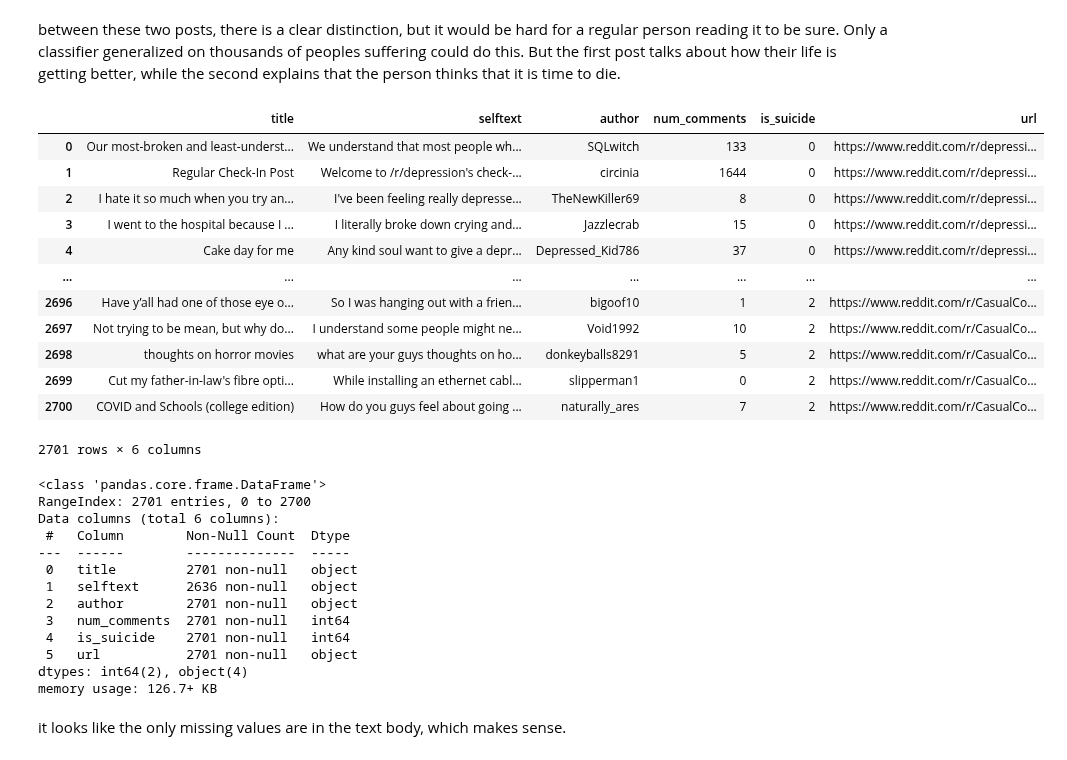
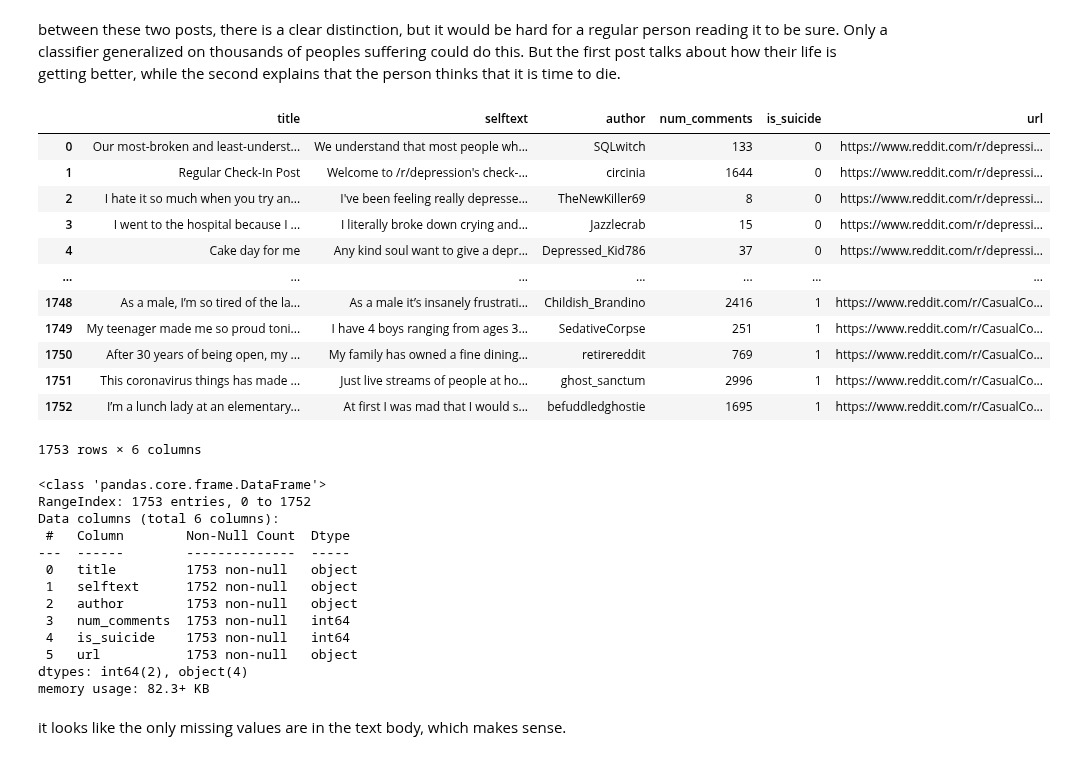
Before and after one commit to ayaanzhaque/SuiSense, a Jupyter notebook: notebooks/data_processing.ipynb, the cells around one changed output. Drawn from its saved outputs; the diff is of its cells as text; code cells hidden in the pictures.

Commit message:
depression vs nothing model done

```diff
--- a/notebooks/data_processing.ipynb
+++ b/notebooks/data_processing.ipynb
@@ -41,7 +41,7 @@ sns.set_style("darkgrid")
 # initializing cvs files
 depression = pd.read_csv('../data/depression.csv')
 suicide_watch = pd.read_csv('../data/suicide_watch.csv')
-casual_convo = pd.read_csv('../data/casual_conversation8-29.csv')
+casual_convo = pd.read_csv('../data/casual_conversation_vs_depression.csv')
 # %%
 #visualizing depression dataset
 pd.set_option('display.max_columns', 500)
@@ -150,29 +150,30 @@ Right now I'm sort of just waiting until where I'm currently staying kicks me ou
 # %% [markdown]
 between these two posts, there is a clear distinction, but it would be hard for a regular person reading it to be sure. Only a classifier generalized on thousands of peoples suffering could do this. But the first post talks about how their life is getting better, while the second explains that the person thinks that it is time to die.
 # %%
-casual_convo = casual_convo.rename(columns={'causal': 'is_suicide'})
+# casual_convo = casual_convo.rename(columns={'causal': 'is_suicide'})
 # %%
 # the 5 columns we chose seem good so lets shorten the datasets.
 dep_columns = depression[["title", "selftext", "author",  "num_comments", "is_suicide","url"]]
 sui_columns = suicide_watch[["title", "selftext", "author",  "num_comments", "is_suicide","url"]]
 cas_columns = casual_convo[["title", "selftext", "author",  "num_comments", "is_suicide","url"]]
 
 # lets combine the datasets into one massive dataset.
-combined_data = pd.concat([dep_columns,sui_columns, cas_columns],axis=0, ignore_index=True)
+# combined_data = pd.concat([dep_columns,sui_columns, cas_columns],axis=0, ignore_index=True)
+combined_data = pd.concat([dep_columns, cas_columns],axis=0, ignore_index=True)
 combined_data
 # %% [output]
 |  | title | selftext | author | num_comments | is_suicide | url |
 | 0 | Our most-broken and least-underst... | We understand that most people wh... | SQLwitch | 133 | 0 | https://www.reddit.com/r/depressi... |
 | 1 | Regular Check-In Post | Welcome to /r/depression's check-... | circinia | 1644 | 0 | https://www.reddit.com/r/depressi... |
 | 2 | I hate it so much when you try an... | I've been feeling really depresse... | TheNewKiller69 | 8 | 0 | https://www.reddit.com/r/depressi... |
 | 3 | I went to the hospital because I ... | I literally broke down crying and... | Jazzlecrab | 15 | 0 | https://www.reddit.com/r/depressi... |
 | 4 | Cake day for me | Any kind soul want to give a depr... | Depressed_Kid786 | 37 | 0 | https://www.reddit.com/r/depressi... |
 | ... | ... | ... | ... | ... | ... | ... |
-| 2696 | Have y’all had one of those eye o... | So I was hanging out with a frien... | bigoof10 | 1 | 2 | https://www.reddit.com/r/CasualCo... |
-| 2697 | Not trying to be mean, but why do... | I understand some people might ne... | Void1992 | 10 | 2 | https://www.reddit.com/r/CasualCo... |
-| 2698 | thoughts on horror movies | what are your guys thoughts on ho... | donkeyballs8291 | 5 | 2 | https://www.reddit.com/r/CasualCo... |
-| 2699 | Cut my father-in-law's fibre opti... | While installing an ethernet cabl... | slipperman1 | 0 | 2 | https://www.reddit.com/r/CasualCo... |
-| 2700 | COVID and Schools (college edition) | How do you guys feel about going ... | naturally_ares | 7 | 2 | https://www.reddit.com/r/CasualCo... |
+| 1748 | As a male, I’m so tired of the la... | As a male it’s insanely frustrati... | Childish_Brandino | 2416 | 1 | https://www.reddit.com/r/CasualCo... |
+| 1749 | My teenager made me so proud toni... | I have 4 boys ranging from ages 3... | SedativeCorpse | 251 | 1 | https://www.reddit.com/r/CasualCo... |
+| 1750 | After 30 years of being open, my ... | My family has owned a fine dining... | retirereddit | 769 | 1 | https://www.reddit.com/r/CasualCo... |
+| 1751 | This coronavirus things has made ... | Just live streams of people at ho... | ghost_sanctum | 2996 | 1 | https://www.reddit.com/r/CasualCo... |
+| 1752 | I’m a lunch lady at an elementary... | At first I was mad that I would s... | befuddledghostie | 1695 | 1 | https://www.reddit.com/r/CasualCo... |
-2701 rows × 6 columns
+1753 rows × 6 columns
 # %%
 # saving the combined data in our datasets folder
@@ -182,18 +183,18 @@ combined_data.to_csv('../data/combined_data_w_casual.csv', index = False)
 combined_data.info()
 # %% [output]
 <class 'pandas.core.frame.DataFrame'>
-RangeIndex: 2701 entries, 0 to 2700
+RangeIndex: 1753 entries, 0 to 1752
 Data columns (total 6 columns):
  #   Column        Non-Null Count  Dtype
 ---  ------        --------------  -----
- 0   title         2701 non-null   object
- 1   selftext      2636 non-null   object
- 2   author        2701 non-null   object
- 3   num_comments  2701 non-null   int64
- 4   is_suicide    2701 non-null   int64
- 5   url           2701 non-null   object
+ 0   title         1753 non-null   object
+ 1   selftext      1752 non-null   object
+ 2   author        1753 non-null   object
+ 3   num_comments  1753 non-null   int64
+ 4   is_suicide    1753 non-null   int64
+ 5   url           1753 non-null   object
 dtypes: int64(2), object(4)
-memory usage: 126.7+ KB
+memory usage: 82.3+ KB
 # %% [markdown]
 it looks like the only missing values are in the text body, which makes sense.
 # %%
```
Also changed, not shown: parts of 18 cells of this notebook, 4 other files.
